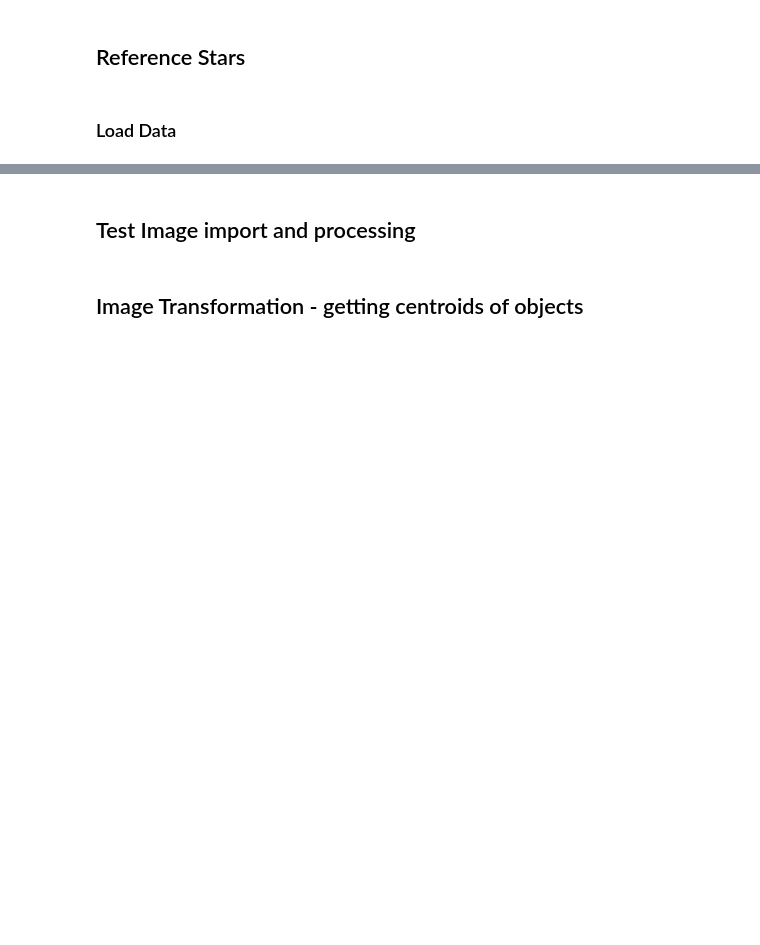
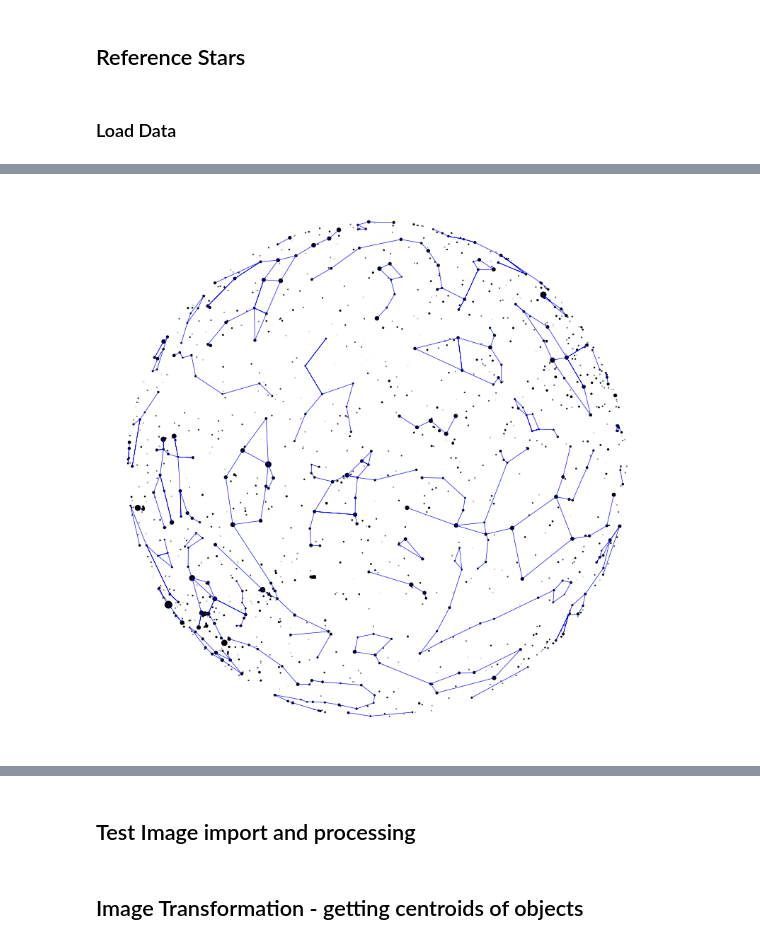
Before and after one commit to emilycardwell/find-my-star, a Jupyter notebook: testing.ipynb, the cells around one changed output, grey strips where cells are left out. Drawn from its saved outputs; the diff is of its cells as text; code cells hidden in the pictures; blank space fills up the shorter version.

```diff
--- a/testing.ipynb
+++ b/testing.ipynb
@@ -100,12 +91,0 @@ star_data
-# %%
-theta = star_data.azimuth.values
-r = 90 - star_data.altitude.values
-
-star_data['x'] = np.array(r * np.cos(theta), dtype=np.float64)
-star_data['y'] = np.array(r * np.sin(theta), dtype=np.float64)
-star_data['sizes'] = np.array((5.5 - star_data.magnitude) ** 2.5, dtype=np.float64)
-star_data
-
-# fig, ax = plt.subplots(figsize=(20, 20))
-# ax.scatter(x, y, s=sizes, c='k')
-# plt.show()
@@ -156,0 +92,13 @@ plt.show()
+# %%
+# convert to cartesian coords with zenith = 90 deg, rotated 90 deg so that north (az = 0 deg) is up
+manual_conv = star_data.copy()
+manual_conv = manual_conv[manual_conv['altitude'] > 0]  # filter out stars below horizon
+manual_conv = manual_conv[manual_conv['magnitude'] < 5.5]  # filter out dim stars
+
+alt = np.radians(manual_conv.altitude.values)
+az = np.radians(manual_conv.azimuth.values)
+
+manual_conv['x'] = - np.cos(alt) * np.sin(az)
+manual_conv['y'] = np.cos(alt) * np.cos(az)
+manual_conv['sizes'] = np.array((5.5 - manual_conv.magnitude) ** 2, dtype=np.float64)
+manual_conv
@@ -156,0 +119,20 @@ plt.show()
+# %%
+# visualization from apparent alt/az
+
+const_coords = [
+    [manual_conv.loc[manual_conv['hip/name'] == star, ['x','y']].values[0]
+        for star in line if star in manual_conv['hip/name'].values]
+    for const in const_df['stars'].values for line in const
+    if any(star in manual_conv['hip/name'].values for star in line)
+]
+const_coords
+
+fig, ax = plt.subplots(figsize=(10, 10))
+ax.scatter(manual_conv.x, manual_conv.y, s=manual_conv.sizes, c='k')
+ax.add_collection(LineCollection(const_coords, colors='b', linewidths=0.5))
+ax.yaxis.set_visible(False)
+ax.xaxis.set_visible(False)
+ax.spines[:].set_visible(False)
+plt.show()
+# %% [output]
+[figure, added]
```
Also changed, not shown: parts of 10 cells of this notebook, 1 other file.
